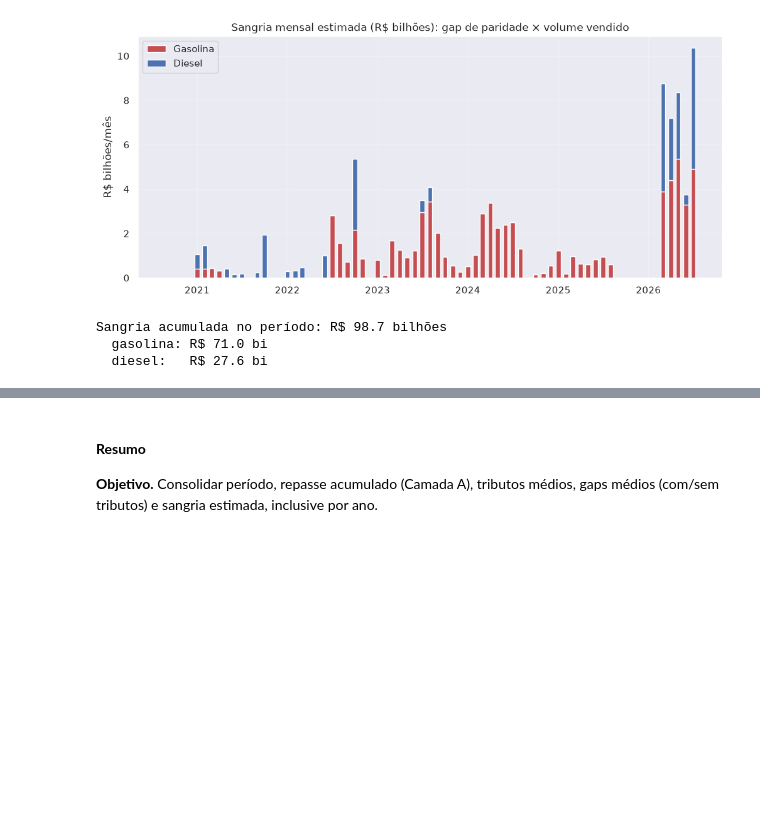
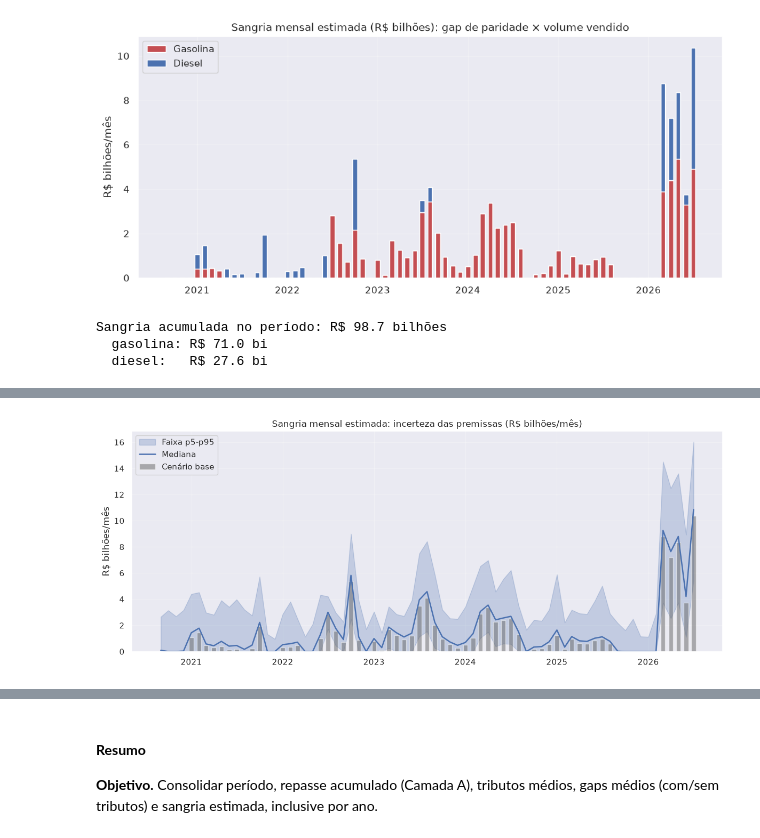
Before and after one commit to j2evaldo/repasse_combustivel_petrobras, a Jupyter notebook: 02_combustivel.ipynb, the cells around one changed output, grey strips where cells are left out. Saved outputs shown, nothing was run; the diff lists cells and outputs as text; code cells hidden in the pictures; blank space fills up the shorter version.

```diff
--- a/02_combustivel.ipynb
+++ b/02_combustivel.ipynb
@@ -411,3 +423,82 @@ print(f"  diesel:   R$ {df['sangria_diesel'].sum()/1e9:,.1f} bi")
 Sangria acumulada no período: R$ 98.7 bilhões
   gasolina: R$ 71.0 bi
   diesel:   R$ 27.6 bi
+# %%
+# --- P0.2: banda de incerteza da sangria (sensibilidade das premissas) ---
+# A sangria depende de premissas frágeis: custo de importação, tabela de tributos e
+# o uso de proxies (RBOB/ULSD). Variamos essas fontes de incerteza em vez de fixar valores.
+
+
+def gap_mensal(custo_import, tax_mult, proxy_markup):
+    """Gap de paridade (R$/L) para gasolina e diesel sob um conjunto de premissas."""
+    # PPI: proxy internacional escalado (proxy_markup) + custo de importação variável.
+    ppi_g = df["RB=F"] / GAL * df["BRL=X"] * proxy_markup + custo_import
+    ppi_d = df["HO=F"] / GAL * df["BRL=X"] * proxy_markup + custo_import
+    # Tributos escalados por tax_mult (0 = cenário sem tributos).
+    gap_g = (ppi_g + tax_mult * df["trib_gasolina"]) - df["gasolina"]
+    gap_d = (ppi_d + tax_mult * df["trib_diesel"]) - df["diesel"]
+    return gap_g, gap_d
+
+
+def sangria_de(gap_g, gap_d):
+    """Monetiza os gaps positivos pelo volume vendido (R$)."""
+    return gap_g.clip(lower=0) * df["gasolina_L"] + gap_d.clip(lower=0) * df["diesel_L"]
+
+
+# --- (1) Tabela de cenários: varia uma premissa por vez, mantendo as demais na base ---
+base = dict(custo_import=CUSTO_IMPORT, tax_mult=1.0, proxy_markup=1.0)
+cenarios = {
+    "Base": base,
+    "Sem tributos (ref., base incompatível)": {**base, "tax_mult": 0.0},
+    "Custo baixo (0,05)": {**base, "custo_import": 0.05},
+    "Custo alto (0,35)": {**base, "custo_import": 0.35},
+    "Proxy -10%": {**base, "proxy_markup": 0.90},
+    "Proxy +10%": {**base, "proxy_markup": 1.10},
+    "Tributos -20%": {**base, "tax_mult": 0.80},
+    "Tributos +20%": {**base, "tax_mult": 1.20},
+}
+
+
+def acumulado(c):
+    gg, gd = gap_mensal(**c)
+    sg = (gg.clip(lower=0) * df["gasolina_L"]).sum() / 1e9
+    sd = (gd.clip(lower=0) * df["diesel_L"]).sum() / 1e9
+    return pd.Series({"gasolina (R$ bi)": sg, "diesel (R$ bi)": sd, "total (R$ bi)": sg + sd})
+
+
+tab_cenarios = pd.DataFrame({k: acumulado(v) for k, v in cenarios.items()}).T
+print("Sangria acumulada por cenário (R$ bilhões):")
+print(tab_cenarios.round(1))
+
+# --- (2) Monte Carlo: incerteza conjunta das premissas -> faixa (p5-p95) ---
+rng = np.random.default_rng(42)
+N = 2000
+sang_mensal = np.empty((N, len(df)))
+for i in range(N):
+    gg, gd = gap_mensal(
+        custo_import=rng.uniform(0.05, 0.35),
+        tax_mult=rng.choice([0.8, 1.0, 1.2], p=[0.25, 0.50, 0.25]),
+        proxy_markup=rng.uniform(0.95, 1.05),
+    )
+    sang_mensal[i] = sangria_de(gg, gd).values
+
+sang_acum = sang_mensal.sum(axis=1) / 1e9
+p5, p50, p95 = np.percentile(sang_acum, [5, 50, 95])
+print(f"Sangria acumulada (Monte Carlo, {N} simulações):")
+print(f"  mediana = R$ {p50:,.1f} bi | faixa (p5-p95) = R$ {p5:,.1f} a R$ {p95:,.1f} bi")
+print(f"  mínimo = R$ {sang_acum.min():,.1f} bi | máximo = R$ {sang_acum.max():,.1f} bi")
+
+# Fan chart: percentis mensais da sangria ao longo do tempo.
+faixa_mensal = np.percentile(sang_mensal / 1e9, [5, 50, 95], axis=0)
+fig, ax = plt.subplots()
+ax.fill_between(df.index, faixa_mensal[0], faixa_mensal[2],
+                color="C0", alpha=0.25, label="Faixa p5-p95")
+ax.plot(df.index, faixa_mensal[1], color="C0", lw=1.8, label="Mediana")
+ax.bar(df.index, df["sangria_total"] / 1e9, width=18, color="0.4", alpha=0.5, label="Cenário base")
+ax.set_title("Sangria mensal estimada: incerteza das premissas (R$ bilhões/mês)")
+ax.set_ylabel("R$ bilhões/mês")
+ax.legend()
+plt.tight_layout()
+plt.savefig("images/02_sensibilidade.png", dpi=120)
+plt.show()
+# %% [output]
@@ -413,0 +522 @@ Sangria acumulada no período: R$ 98.7 bilhões
+[figure, added]
```
Also changed, not shown: parts of 6 cells of this notebook, 2 other files.
